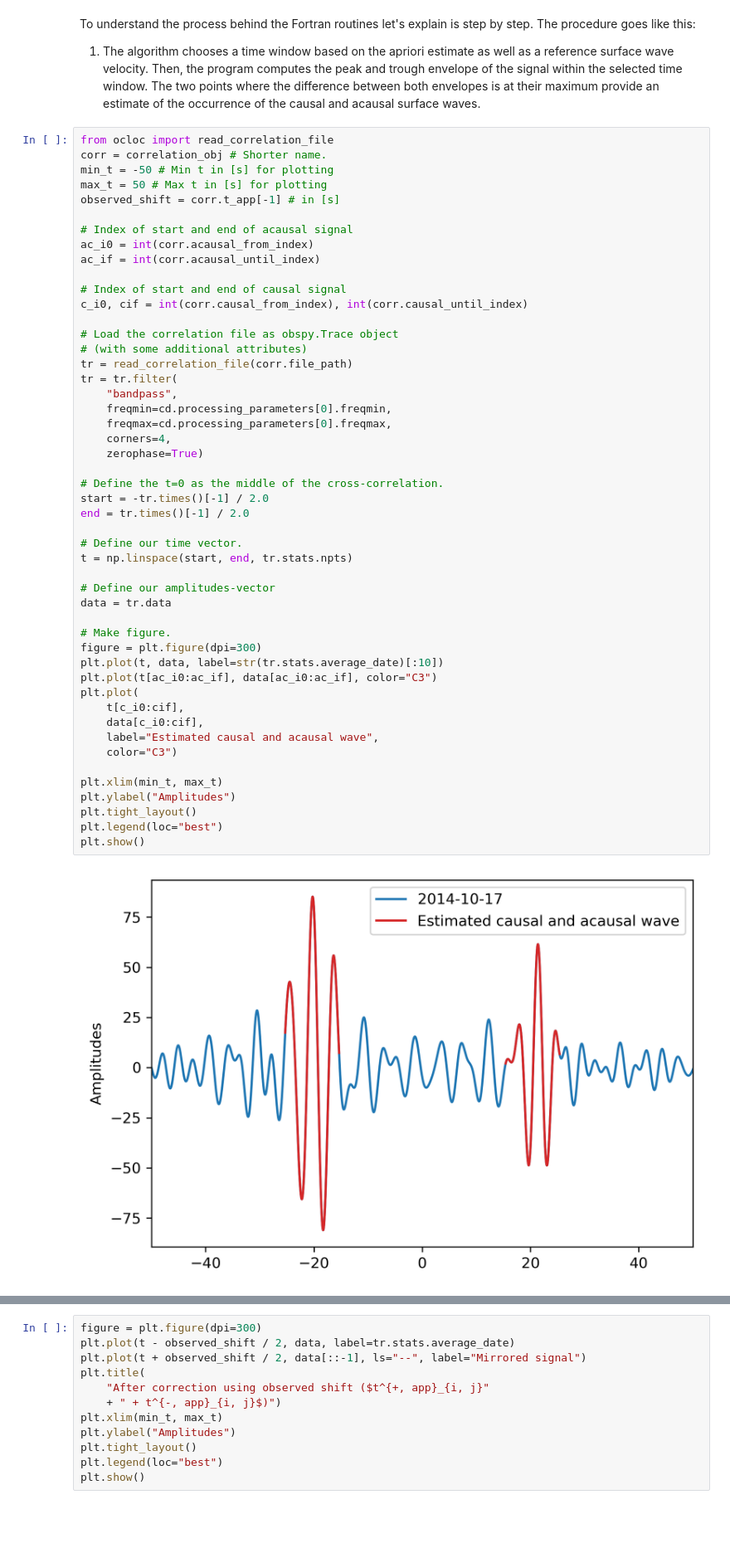
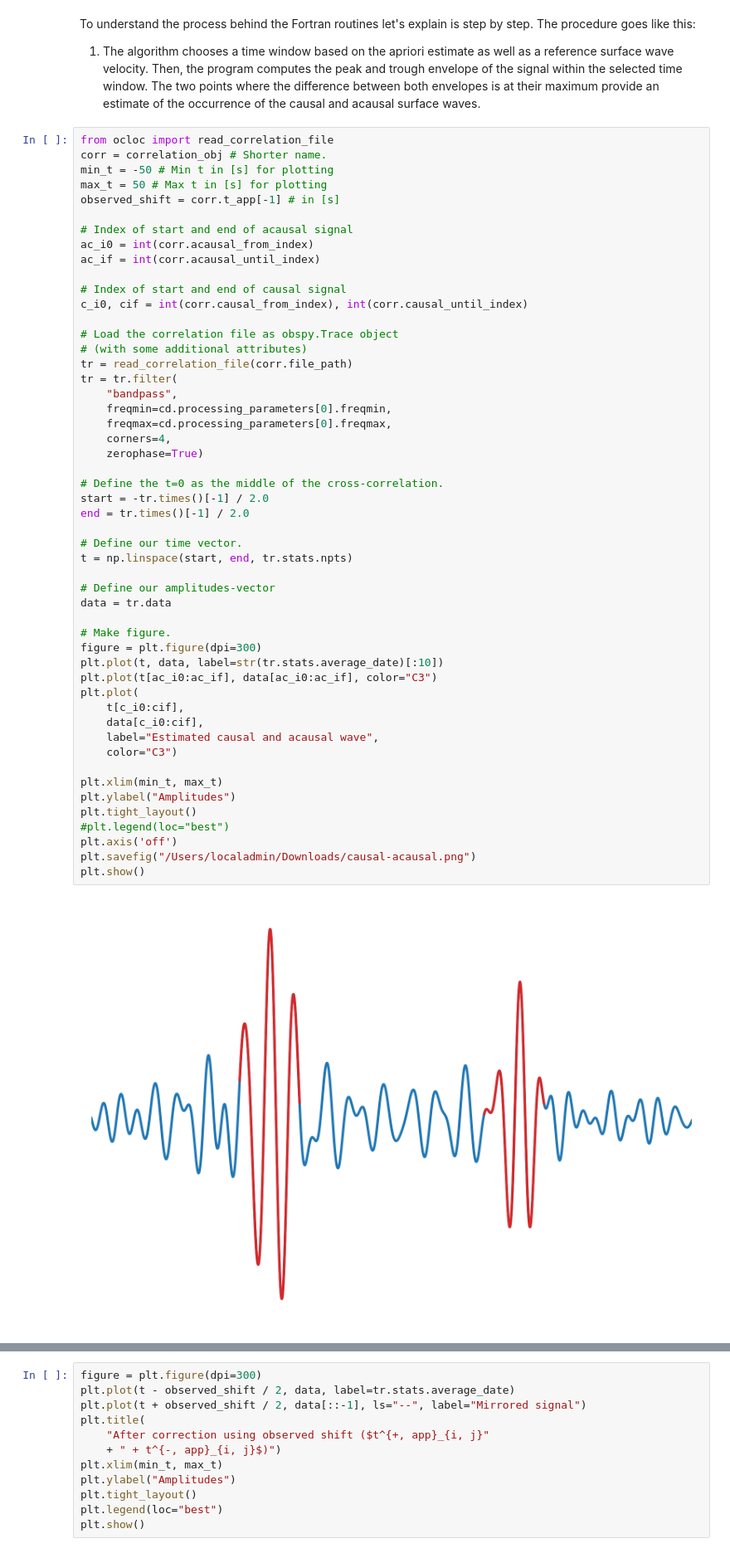
Before and after one commit to davidn182/ocloc, a Jupyter notebook: tutorials/4. Calculate t_app.ipynb, the cells around one changed output, grey strips where cells are left out. Shown: that part at 83% size. Cells and saved outputs as stored; diff of their text form; blank space fills up the shorter version.

```diff
--- a/tutorials/4. Calculate t_app.ipynb
+++ b/tutorials/4. Calculate t_app.ipynb
@@ -91,34 +142,36 @@ tr = tr.filter(
     freqmin=cd.processing_parameters[0].freqmin,
     freqmax=cd.processing_parameters[0].freqmax,
     corners=4,
     zerophase=True)
 
 # Define the t=0 as the middle of the cross-correlation.
 start = -tr.times()[-1] / 2.0
 end = tr.times()[-1] / 2.0
 
 # Define our time vector.
 t = np.linspace(start, end, tr.stats.npts)
 
 # Define our amplitudes-vector
 data = tr.data
 
 # Make figure.
 figure = plt.figure(dpi=300)
 plt.plot(t, data, label=str(tr.stats.average_date)[:10])
 plt.plot(t[ac_i0:ac_if], data[ac_i0:ac_if], color="C3")
 plt.plot(
     t[c_i0:cif],
     data[c_i0:cif],
     label="Estimated causal and acausal wave",
     color="C3")
 
 plt.xlim(min_t, max_t)
 plt.ylabel("Amplitudes")
 plt.tight_layout()
-plt.legend(loc="best")
+#plt.legend(loc="best")
+plt.axis('off')
+plt.savefig("/Users/localadmin/Downloads/causal-acausal.png")
 plt.show()
 # %% [output]
-[figure, old version]
+[figure, new version]
 # %% [markdown]
    2. The signal of the causal and acausal waves are retrieved from a window of length $1/f_c$ centered around the causal and acausal waves.
```
Also changed, not shown: parts of 10 cells of this notebook.
